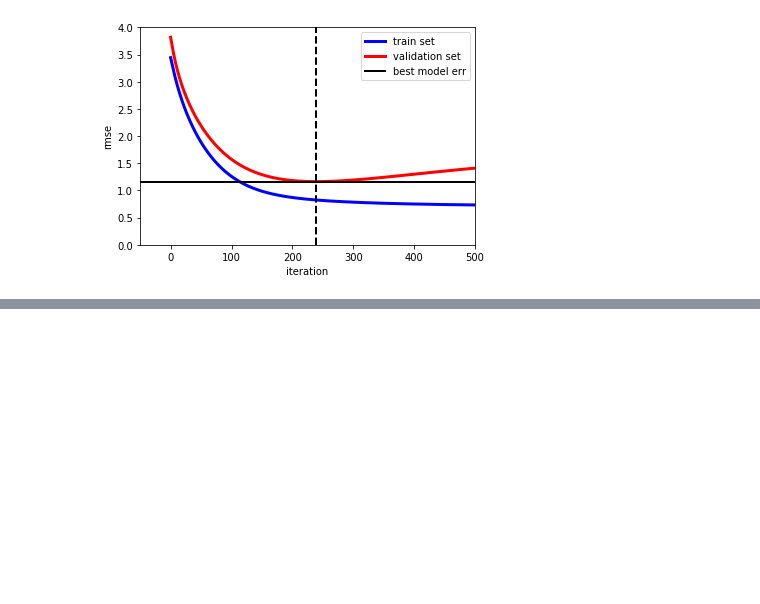
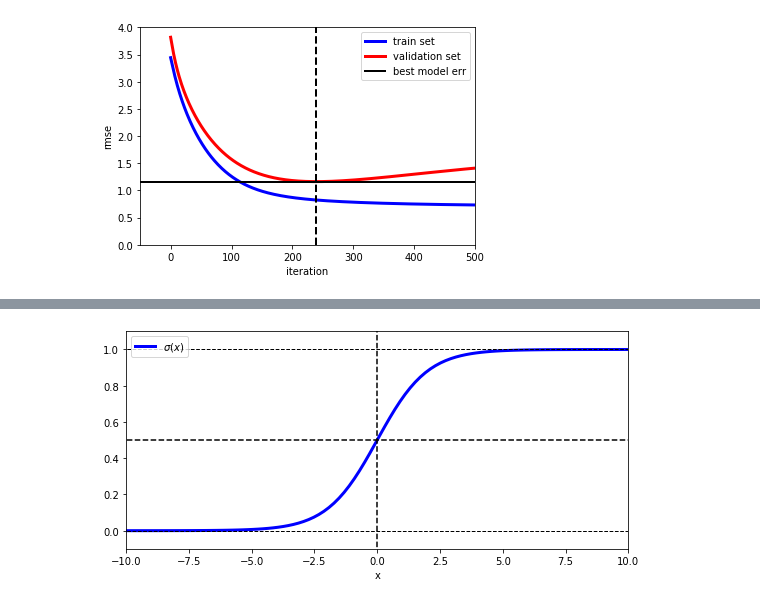
Before and after one commit to akapet00/learning, a Jupyter notebook: learning.ipynb, the cells around one changed output, grey strips where cells are left out. Cells and saved outputs as stored; diff of their text form; code cells hidden in the pictures; blank space fills up the shorter version.

```diff
--- a/learning.ipynb
+++ b/learning.ipynb
@@ -719,0 +746,17 @@ plt.show()
+# %%
+def sigmoid(z):
+    return 1/(1 + np.exp(-z))
+# %%
+x = np.linspace(-10, 10, 100)
+plt.figure(figsize=(9, 4))
+plt.plot(x, sigmoid(x), color='blue', linewidth=3, label='$\sigma(x)$')
+plt.axvline(x=0., ymin=-0.1, ymax=1.1, color='black', linestyle='--')
+plt.axhline(y=0.5, xmin=-10., xmax=10., color='black', linestyle='--')
+plt.axhline(y=0., xmin=-10., xmax=10., linewidth=1, color='black', linestyle='--')
+plt.axhline(y=1., xmin=-10., xmax=10., linewidth=1, color='black', linestyle='--')
+plt.axis([-10, 10, -0.1, 1.1])
+plt.xlabel('x')
+plt.legend()
+plt.show()
+# %% [output]
+[figure, added]
```
Also changed, not shown: parts of 20 cells of this notebook.
